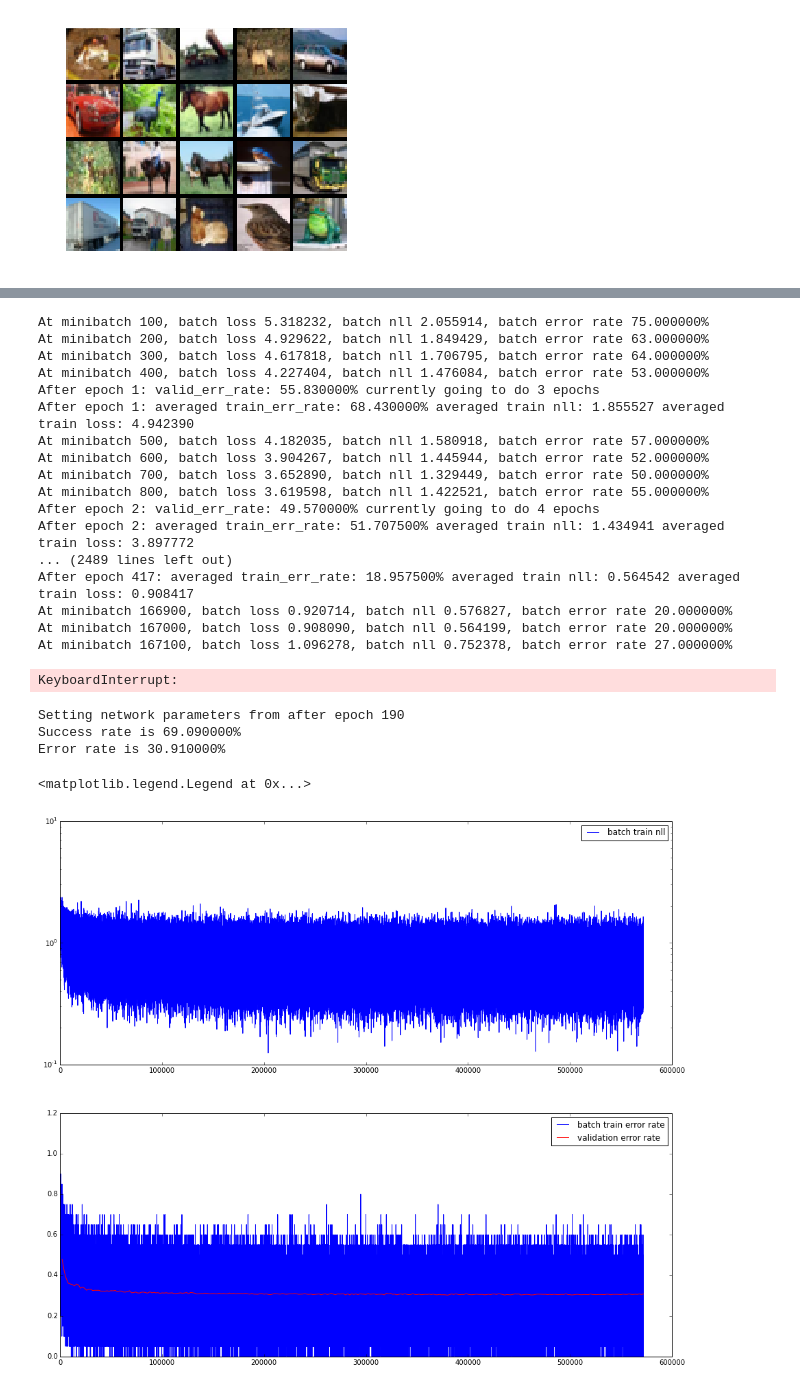
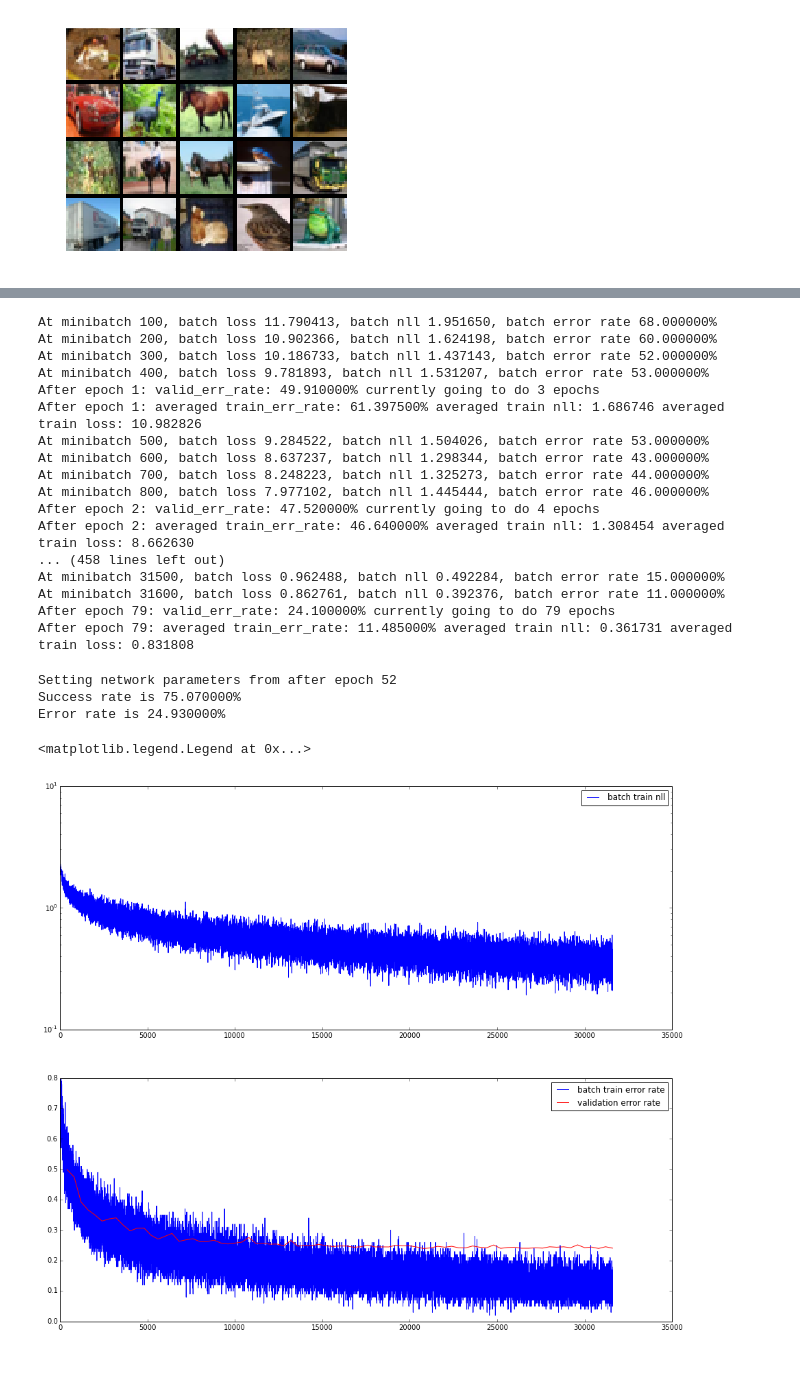
Before and after one commit to paspyy/nn_assignments, a Jupyter notebook: Project/ProjectFinal-Copy3.ipynb, the cells around one changed output, grey strips where cells are left out. Cells and saved outputs as stored; diff of their text form; code cells hidden in the pictures.

```diff
--- a/Project/ProjectFinal-Copy3.ipynb
+++ b/Project/ProjectFinal-Copy3.ipynb
@@ -235,13 +235,14 @@ Y.tag.test_value = Y_test_value[:3]
 print "X shape: %s" % (X.tag.test_value.shape,)
 
 network = NetworkBuilder([
-        Layer_Conv(3, 16, 3),
+        Layer_Conv(3, 32, 3),
         Layer_Pool(2),
-        Layer_Conv(16, 25, 4),
+        Layer_Conv(32, 50, 4),
         Layer_Pool(2),
-        Layer_Conv(25, 32, 3),
-        Layer_Filt(32*4*4, 850),
-        Layer_Filt(850, 10),
+        Layer_Conv(50, 64, 3),
+        Layer_Filt(64*4*4, 1000),
+        Layer_Filt(1000, 300),
+        Layer_Filt(300, 10),
         Layer_Soft()
     ])
 
@@ -374,51 +376,50 @@ while e<number_of_epochs:
         np.mean(np.asarray(train_loss)[epoch_start_i:,1])
     )
 # %% [output]
-At minibatch 100, batch loss 5.318232, batch nll 2.055914, batch error rate 75.000000%
-At minibatch 200, batch loss 4.929622, batch nll 1.849429, batch error rate 63.000000%
-At minibatch 300, batch loss 4.617818, batch nll 1.706795, batch error rate 64.000000%
-At minibatch 400, batch loss 4.227404, batch nll 1.476084, batch error rate 53.000000%
-After epoch 1: valid_err_rate: 55.830000% currently going to do 3 epochs
-After epoch 1: averaged train_err_rate: 68.430000% averaged train nll: 1.855527 averaged train loss: 4.942390
-At minibatch 500, batch loss 4.182035, batch nll 1.580918, batch error rate 57.000000%
-At minibatch 600, batch loss 3.904267, batch nll 1.445944, batch error rate 52.000000%
-At minibatch 700, batch loss 3.652890, batch nll 1.329449, batch error rate 50.000000%
-At minibatch 800, batch loss 3.619598, batch nll 1.422521, batch error rate 55.000000%
-After epoch 2: valid_err_rate: 49.570000% currently going to do 4 epochs
-After epoch 2: averaged train_err_rate: 51.707500% averaged train nll: 1.434941 averaged train loss: 3.897772
-... (2489 lines left out)
-After epoch 417: averaged train_err_rate: 18.957500% averaged train nll: 0.564542 averaged train loss: 0.908417
-At minibatch 166900, batch loss 0.920714, batch nll 0.576827, batch error rate 20.000000%
-At minibatch 167000, batch loss 0.908090, batch nll 0.564199, batch error rate 20.000000%
-At minibatch 167100, batch loss 1.096278, batch nll 0.752378, batch error rate 27.000000%
+At minibatch 100, batch loss 11.790413, batch nll 1.951650, batch error rate 68.000000%
+At minibatch 200, batch loss 10.902366, batch nll 1.624198, batch error rate 60.000000%
+At minibatch 300, batch loss 10.186733, batch nll 1.437143, batch error rate 52.000000%
+At minibatch 400, batch loss 9.781893, batch nll 1.531207, batch error rate 53.000000%
+After epoch 1: valid_err_rate: 49.910000% currently going to do 3 epochs
+After epoch 1: averaged train_err_rate: 61.397500% averaged train nll: 1.686746 averaged train loss: 10.982826
+At minibatch 500, batch loss 9.284522, batch nll 1.504026, batch error rate 53.000000%
+At minibatch 600, batch loss 8.637237, batch nll 1.298344, batch error rate 43.000000%
+At minibatch 700, batch loss 8.248223, batch nll 1.325273, batch error rate 44.000000%
+At minibatch 800, batch loss 7.977102, batch nll 1.445444, batch error rate 46.000000%
+After epoch 2: valid_err_rate: 47.520000% currently going to do 4 epochs
+After epoch 2: averaged train_err_rate: 46.640000% averaged train nll: 1.308454 averaged train loss: 8.662630
+... (458 lines left out)
+At minibatch 31500, batch loss 0.962488, batch nll 0.492284, batch error rate 15.000000%
+At minibatch 31600, batch loss 0.862761, batch nll 0.392376, batch error rate 11.000000%
+After epoch 79: valid_err_rate: 24.100000% currently going to do 79 epochs
+After epoch 79: averaged train_err_rate: 11.485000% averaged train nll: 0.361731 averaged train loss: 0.831808
-KeyboardInterrupt:
 # %%
 print "Setting network parameters from after epoch %d" %(best_params_epoch)
 load_parameters(best_params)
 
 print "Success rate is %f%%" %(100.0-compute_error_rate(cifar10_testt_stream)*100.0,)
 print "Error rate is %f%%" %(compute_error_rate(cifar10_testt_stream)*100.0,)
 
 figure(figsize=(16,14))
 
 subplot(2,1,1)
 train_nll_a = np.array(train_nll)
 semilogy(train_nll_a[:,0], train_nll_a[:,1], label='batch train nll')
 legend()
 
 subplot(2,1,2)
 train_erros_a = np.array(train_erros)
 plot(train_erros_a[:,0], train_erros_a[:,1], label='batch train error rate')
 validation_errors_a = np.array(validation_errors)
 plot(validation_errors_a[:,0], validation_errors_a[:,1], label='validation error rate', color='r')
-ylim(0,1.2)
+ylim(0,0.8)
 legend()
 # %% [output]
-Setting network parameters from after epoch 190
-Success rate is 69.090000%
-Error rate is 30.910000%
+Setting network parameters from after epoch 52
+Success rate is 75.070000%
+Error rate is 24.930000%
 <matplotlib.legend.Legend at 0x...>
-[figure, old version]
+[figure, new version]
 # %%
 middle_layers_computer = theano.function([X], network.model_layers)
 
```
Also changed, not shown: parts of 2 cells of this notebook, 1 other file.
